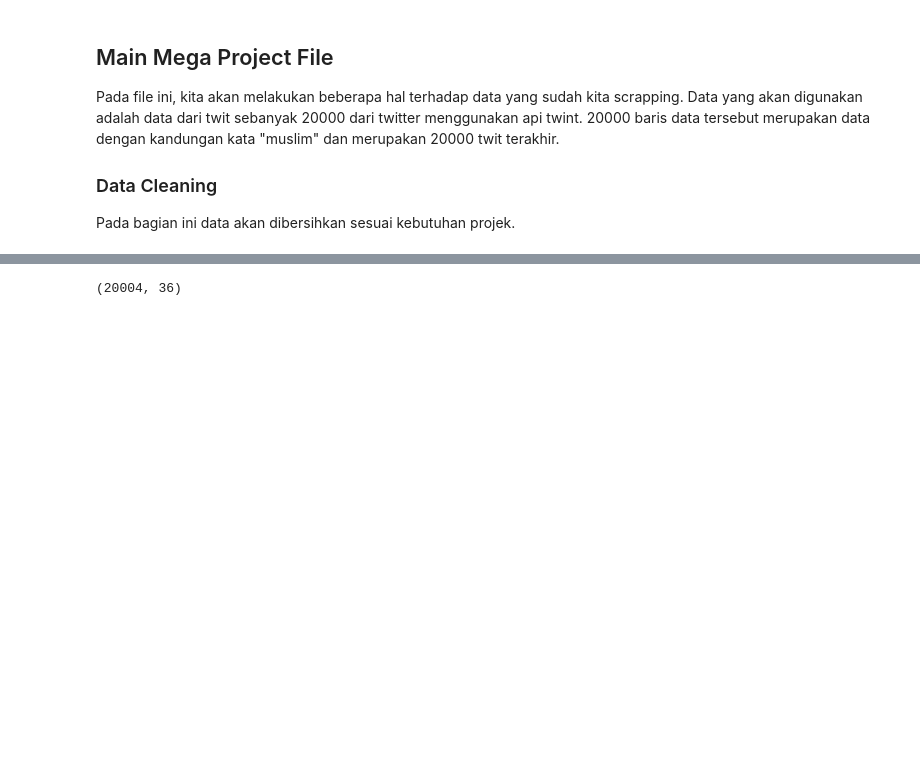
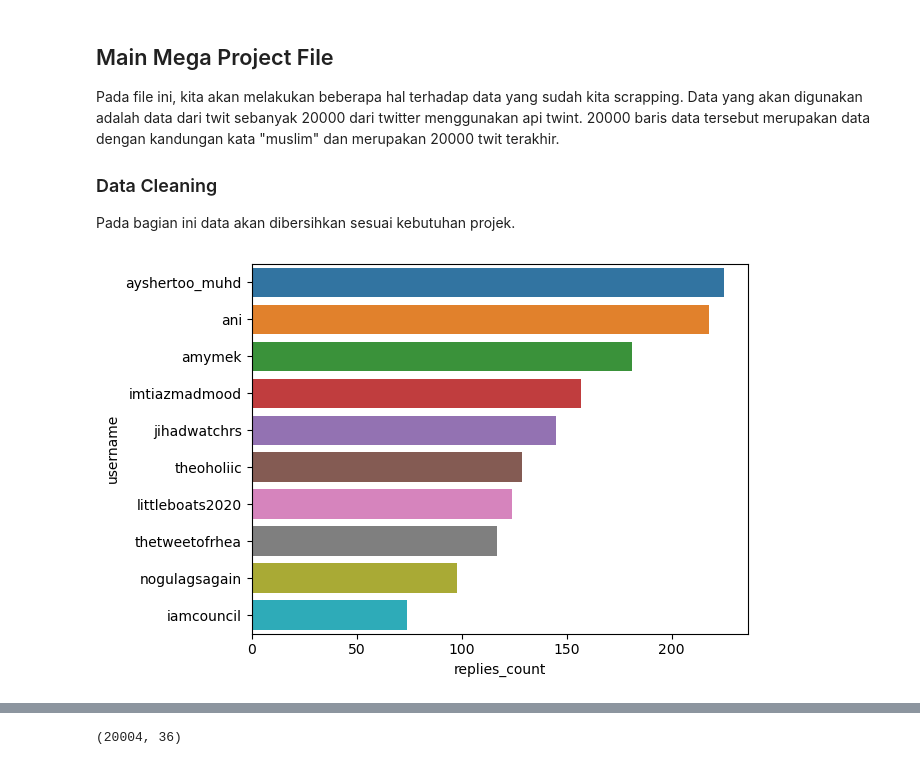
Before and after one commit to rarmnsyah/DATASCIENCE, a Jupyter notebook: MEGA-PROJECT/main.ipynb, the cells around one changed output, grey strips where cells are left out. Drawn from its saved outputs; the diff is of its cells as text; code cells hidden in the pictures; blank space fills up the shorter version.

```diff
--- a/MEGA-PROJECT/main.ipynb
+++ b/MEGA-PROJECT/main.ipynb
@@ -49,3 +52,18 @@ def pipeline(df):
     df = en_only(df)
     df = created_at_split(df)
     return df
+# %%
+def highest_tweets2(df_copy, col, limit):
+    df_copy_sum = pd.DataFrame(df_copy.groupby('username')[[col, 'user_id']].sum()).sort_values(by = [col], ascending = False)
+
+    highest_tweet = df_copy_sum.iloc[:limit]
+
+    username_id = pd.DataFrame(set(df_copy_sum['user_id'][:limit]), columns = ['user_id'])
+
+    sns.barplot(data = highest_tweet, y = highest_tweet.index, x = col, orient = 'h')
+
+    return highest_tweet
+# %%
+testing = highest_tweets2(df_copy, 'replies_count', 10)
+# %% [output]
+[figure, added]
```
Also changed, not shown: parts of 15 cells of this notebook, 1 other file.
